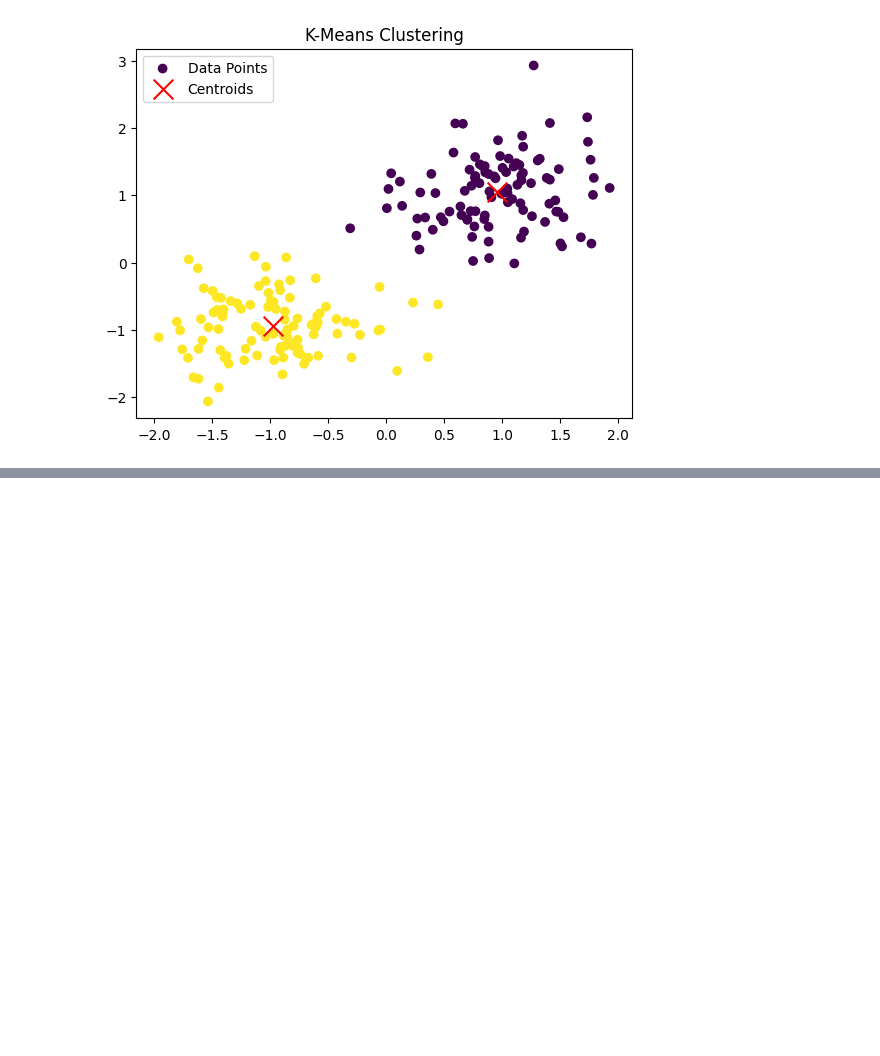
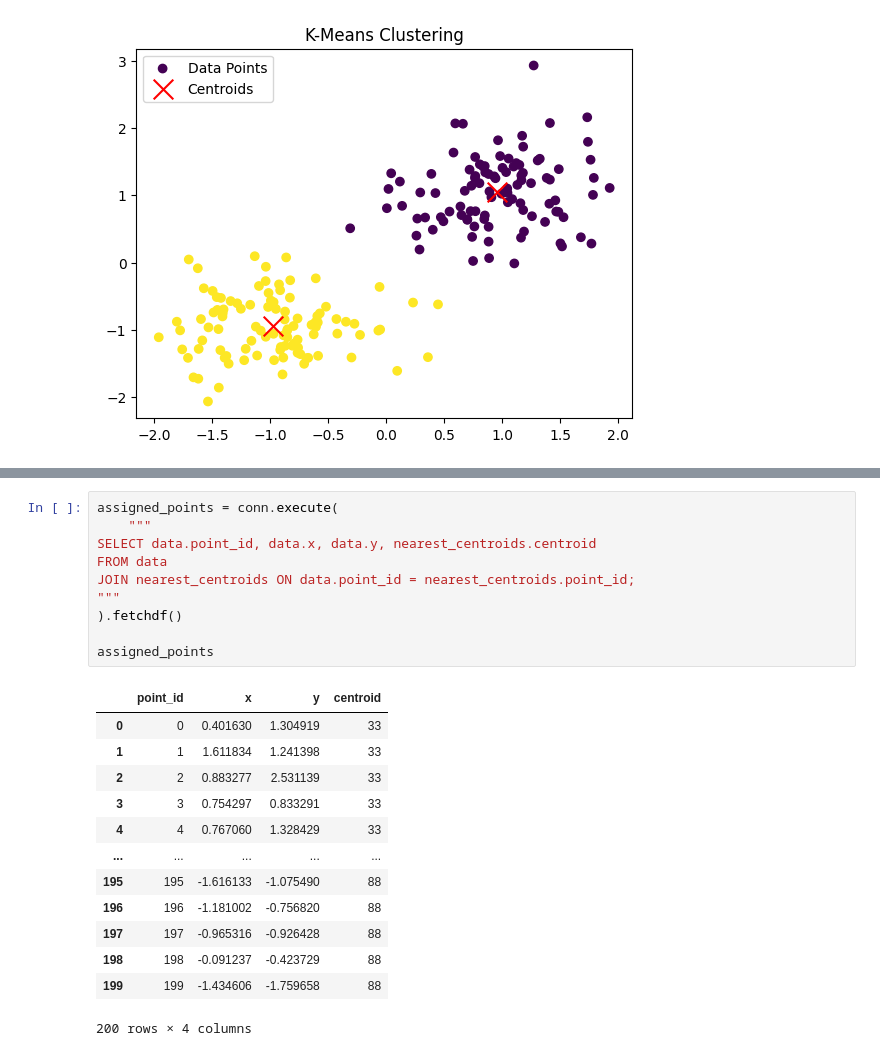
Before and after one commit to ongxuanhong/polar_duckdb_benchmarks, a Jupyter notebook: 04_kmeans.ipynb, the cells around one changed output, grey strips where cells are left out. Saved outputs shown, nothing was run; the diff lists cells and outputs as text; blank space fills up the shorter version.

```diff
--- a/04_kmeans.ipynb
+++ b/04_kmeans.ipynb
@@ -329,0 +473,24 @@ plt.show()
+# %%
+assigned_points = conn.execute(
+    """
+SELECT data.point_id, data.x, data.y, nearest_centroids.centroid
+FROM data
+JOIN nearest_centroids ON data.point_id = nearest_centroids.point_id;
+"""
+).fetchdf()
+
+assigned_points
+# %% [output]
+|  | point_id | x | y | centroid |
+| 0 | 0 | 0.401630 | 1.304919 | 33 |
+| 1 | 1 | 1.611834 | 1.241398 | 33 |
+| 2 | 2 | 0.883277 | 2.531139 | 33 |
+| 3 | 3 | 0.754297 | 0.833291 | 33 |
+| 4 | 4 | 0.767060 | 1.328429 | 33 |
+| ... | ... | ... | ... | ... |
+| 195 | 195 | -1.616133 | -1.075490 | 88 |
+| 196 | 196 | -1.181002 | -0.756820 | 88 |
+| 197 | 197 | -0.965316 | -0.926428 | 88 |
+| 198 | 198 | -0.091237 | -0.423729 | 88 |
+| 199 | 199 | -1.434606 | -1.759658 | 88 |
+200 rows × 4 columns
```
Also changed, not shown: parts of 4 cells of this notebook.
